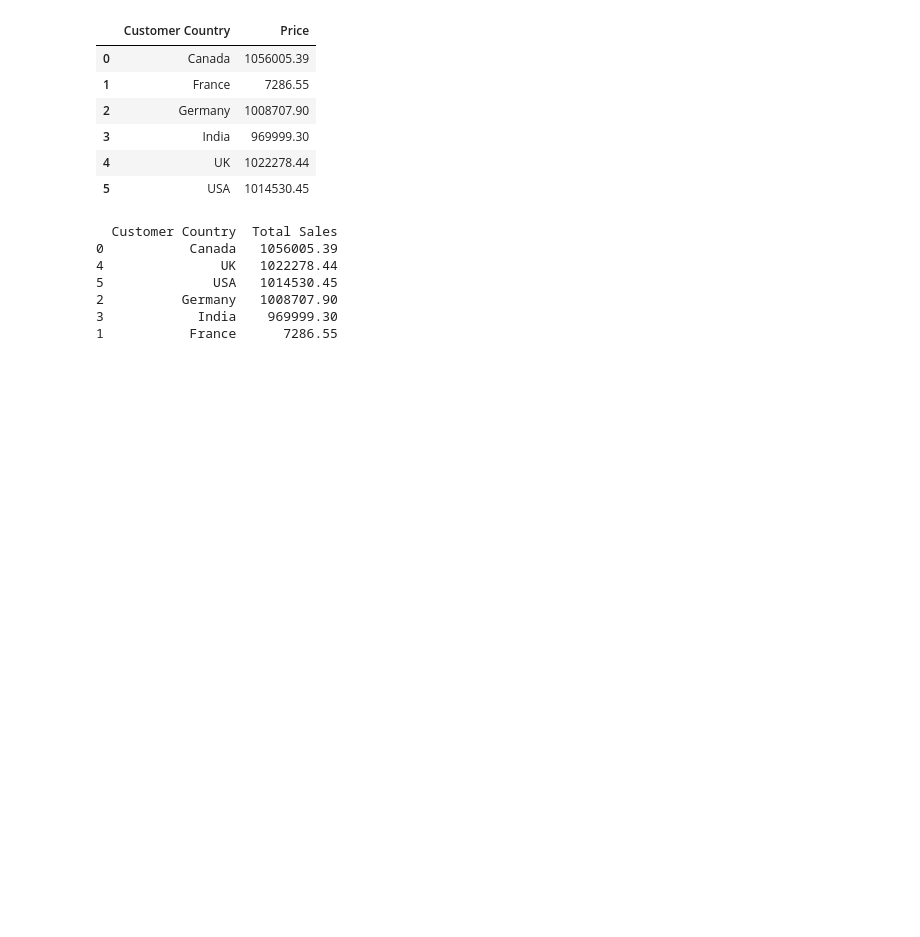
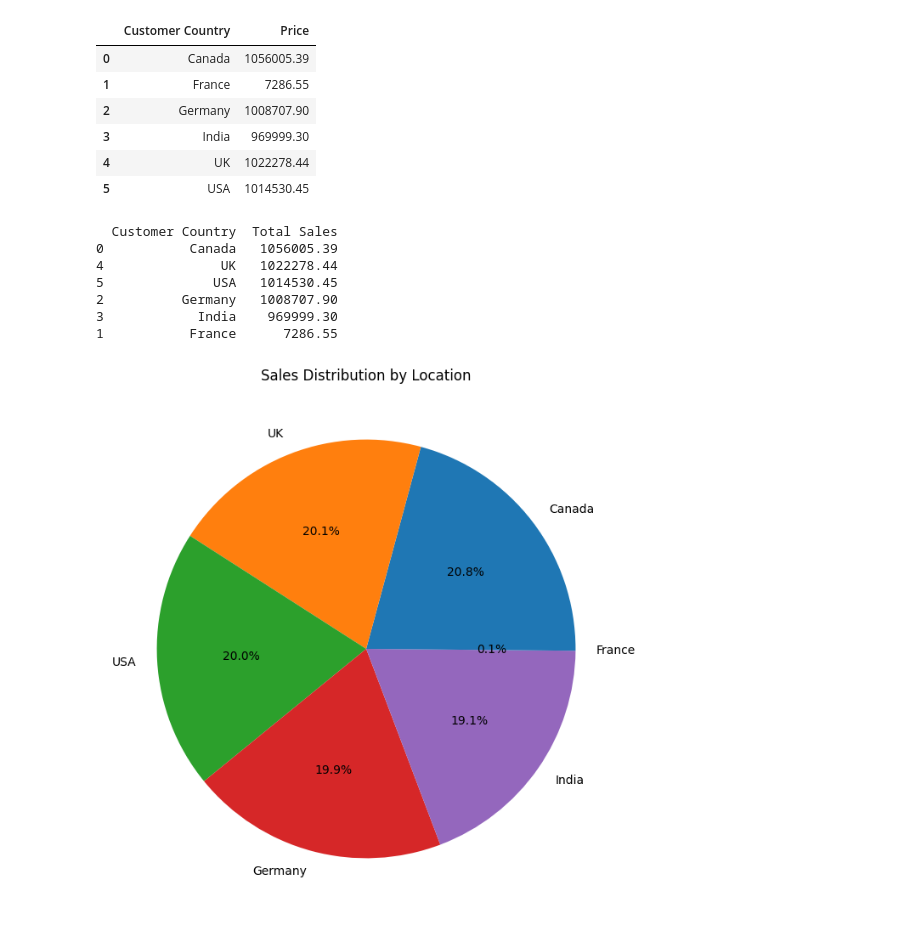
Before and after one commit to Manoj797/Revature_p1, a Jupyter notebook: dataanalysis.ipynb, the cells around one changed output. Saved outputs shown, nothing was run; the diff lists cells and outputs as text; code cells hidden in the pictures; blank space fills up the shorter version.

Commit message:
Performed Data Analysis and visualization

```diff
--- a/dataanalysis.ipynb
+++ b/dataanalysis.ipynb
@@ -531,3 +531,24 @@ print(country_sales_sorted )
 2          Germany   1008707.90
 3            India    969999.30
 1           France      7286.55
+# %%
+import matplotlib.pyplot as plt
+
+# Define a list of five different colors
+colors = ['#1f77b4', '#ff7f0e', '#2ca02c', '#d62728', '#9467bd']
+
+# Ensure you have exactly 5 colors; adjust as needed based on the number of segments
+if len(country_sales_sorted ) < len(colors):
+    colors = colors[:len(country_sales_sorted )]
+else:
+    colors = colors * (len(country_sales_sorted ) // len(colors) + 1)
+    colors = colors[:len(country_sales_sorted )]
+
+# Create a pie chart of total sales by location with different colors for each segment
+plt.figure(figsize=(10, 8))
+plt.pie(country_sales_sorted ['Total Sales'], labels=country_sales_sorted ['Customer Country'],
+        autopct='%1.1f%%', colors=colors)
+plt.title('Sales Distribution by Location')
+plt.show()
+# %% [output]
+[figure, added]
```
Also changed, not shown: parts of 3 cells of this notebook.
